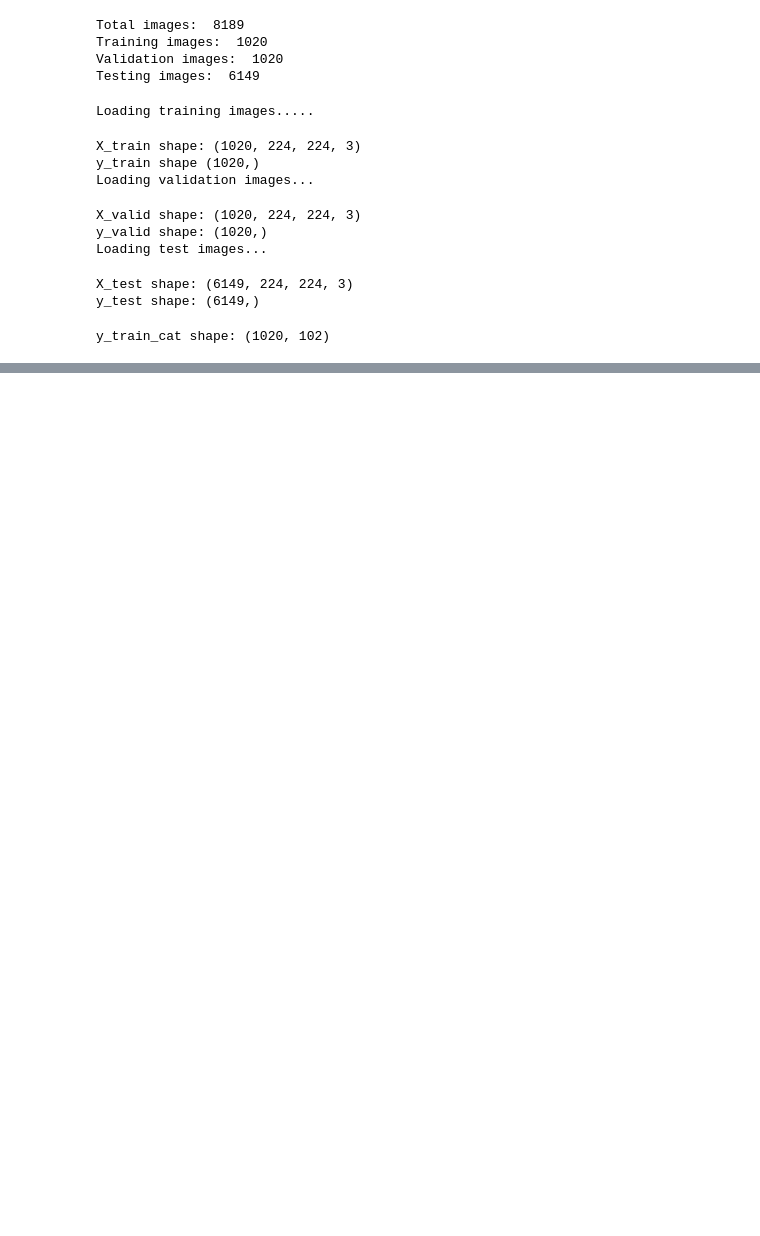
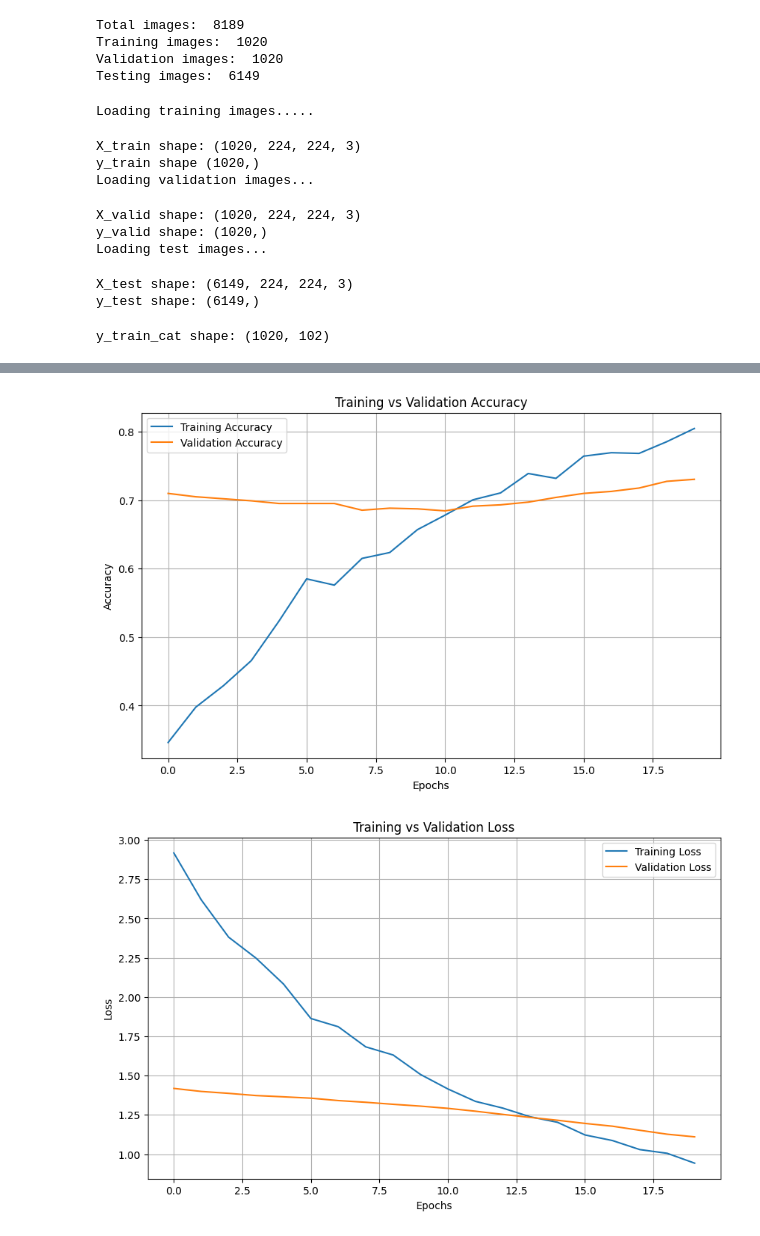
Before and after one commit to zaidkashif/smart-plant-vision, a Jupyter notebook: smart-plant-vision.ipynb, the cells around one changed output, grey strips where cells are left out. Cells and saved outputs as stored; diff of their text form; code cells hidden in the pictures; blank space fills up the shorter version.

```diff
--- a/smart-plant-vision.ipynb
+++ b/smart-plant-vision.ipynb
@@ -244,0 +444,27 @@ history = model.fit(datagen.flow(X_train, y_train_cat, batch_size=32),
+# %%
+import matplotlib.pyplot as plt
+
+# Accuracy Plot
+plt.figure(figsize=(10, 6))
+plt.plot(fine_tune_history.history['accuracy'], label='Training Accuracy')
+plt.plot(fine_tune_history.history['val_accuracy'], label='Validation Accuracy')
+plt.title('Training vs Validation Accuracy')
+plt.xlabel('Epochs')
+plt.ylabel('Accuracy')
+plt.legend()
+plt.grid(True)
+plt.show()
+
+# Loss Plot
+plt.figure(figsize=(10, 6))
+plt.plot(fine_tune_history.history['loss'], label='Training Loss')
+plt.plot(fine_tune_history.history['val_loss'], label='Validation Loss')
+plt.title('Training vs Validation Loss')
+plt.xlabel('Epochs')
+plt.ylabel('Loss')
+plt.legend()
+plt.grid(True)
+plt.show()
+# %% [output]
+[figure, added]
+[figure, added]
```
Also changed, not shown: parts of 13 cells of this notebook, 1 other file.
